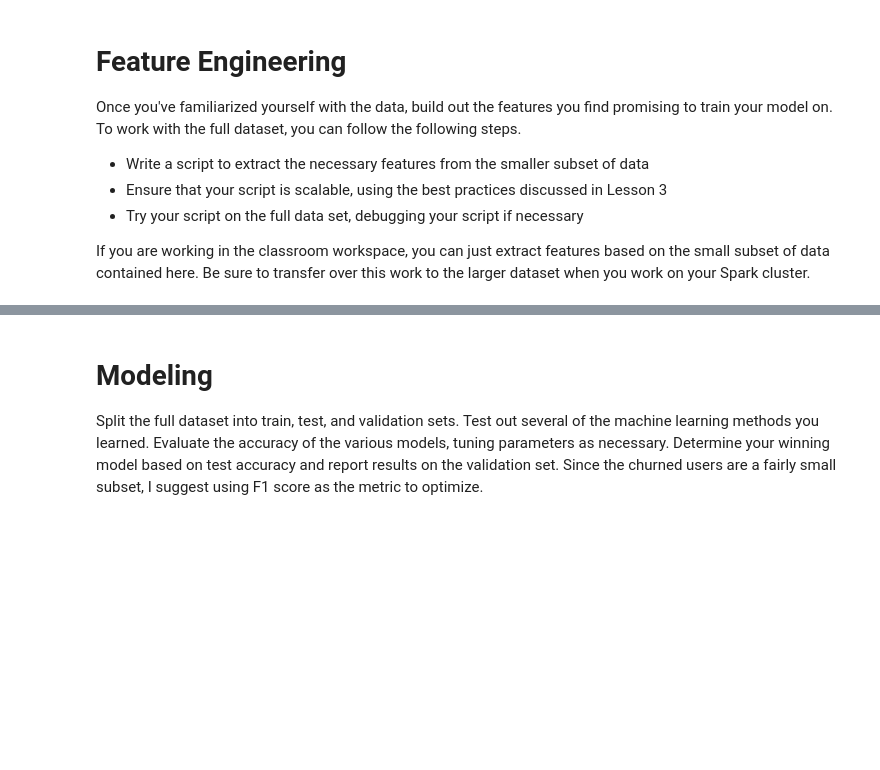
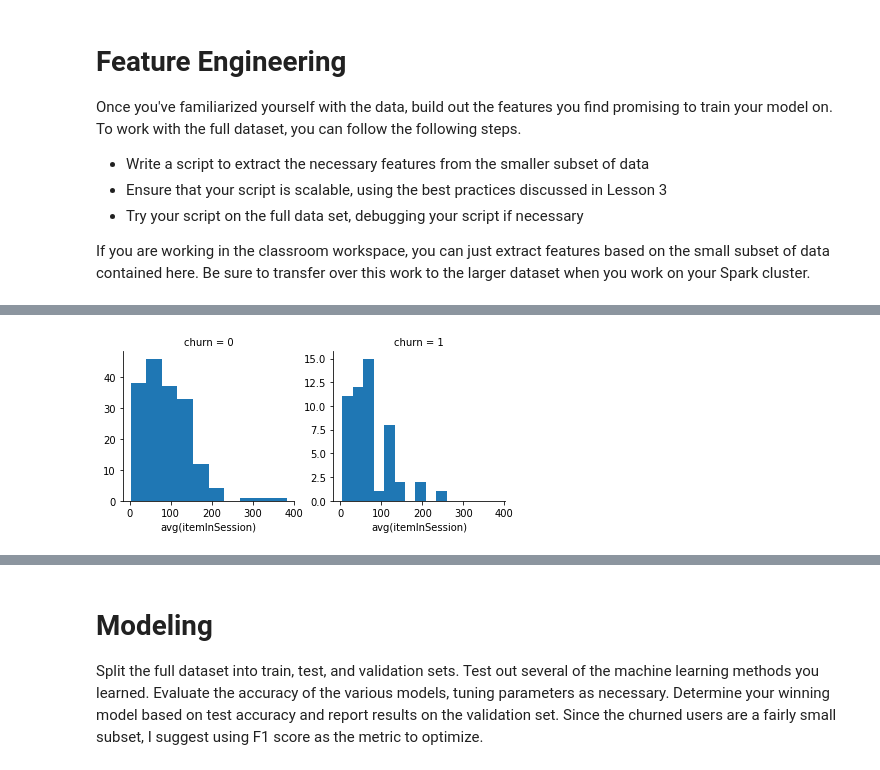
Before and after one commit to mathubhalan/sparkify-DSND, a Jupyter notebook: Sparkify.ipynb, the cells around one changed output, grey strips where cells are left out. Cells and saved outputs as stored; diff of their text form; code cells hidden in the pictures; blank space fills up the shorter version.

```diff
--- a/Sparkify.ipynb
+++ b/Sparkify.ipynb
@@ -211,0 +349,11 @@ If you are working in the classroom workspace, you can just extract features bas
+# %%
+# Let us visualize the distribution between both groups
+item_df = joined_df.groupBy(['userId','churn']).avg('itemInSession').toPandas()
+
+facet_dict={}
+facet_dict['df']=item_df
+facet_dict['col']="churn"
+facet_dict['data']="avg(itemInSession)"
+sns_facet(facet_dict)
+# %% [output]
+[figure, added]
```
Also changed, not shown: parts of 34 cells of this notebook.
